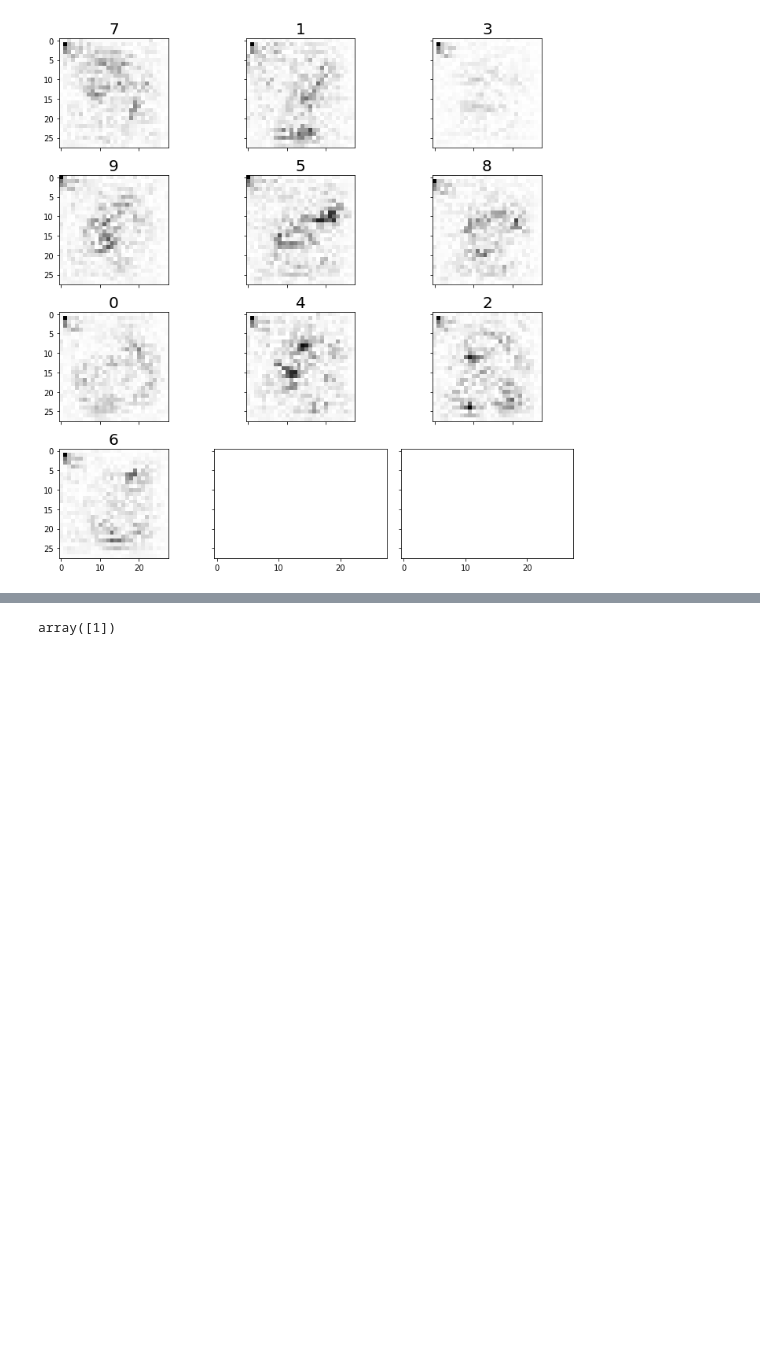
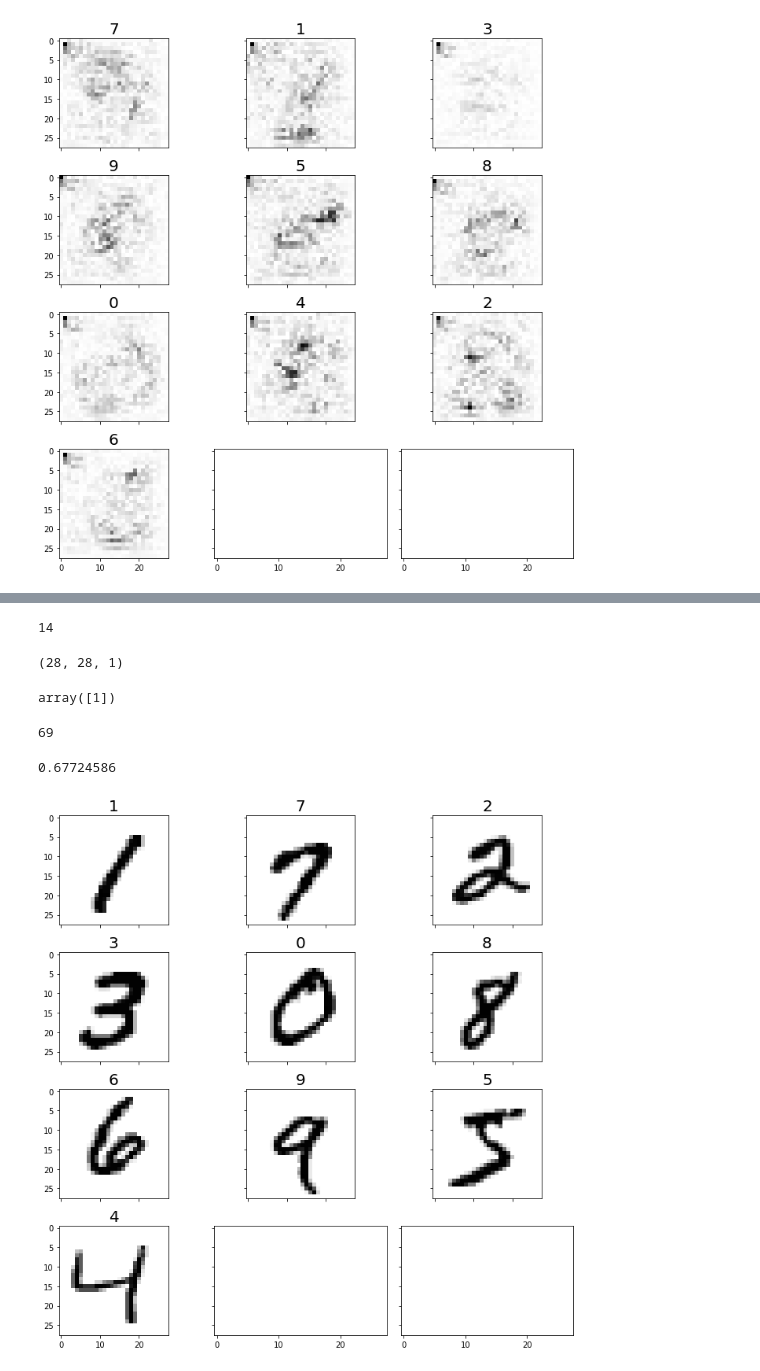
Before and after one commit to edublancas/trojan-defender, a Jupyter notebook: experiments/saliency-new.ipynb, the cells around one changed output, grey strips where cells are left out. Saved outputs shown, nothing was run; the diff lists cells and outputs as text; code cells hidden in the pictures; blank space fills up the shorter version.

```diff
--- a/experiments/saliency-new.ipynb
+++ b/experiments/saliency-new.ipynb
@@ -163,3 +169,11 @@ plot.image(p)
+# %%
+p.sum()
+# %% [output]
+14
+# %%
+p.shape
+# %% [output]
+(28, 28, 1)
 # %%
 model.predict_classes(p[np.newaxis, :, :, :])
 # %% [output]
@@ -172,0 +186,13 @@ def plot_line(d):
+# %%
+(np.array([model.predict_classes(gen()[np.newaxis, :]) for _ in range(100)]) == 1).sum()
+# %% [output]
+69
+# %%
+model.predict_proba(p[np.newaxis, :, :, :] * 0.5)[0, 1]
+# %% [output]
+0.67724586
+# %%
+samples = [mnist.load_class(k).x_train[0] for k in range(10)]
+plot.grid(samples, range(10))
+# %% [output]
+[figure, added]
```
Also changed, not shown: parts of 20 cells of this notebook.
